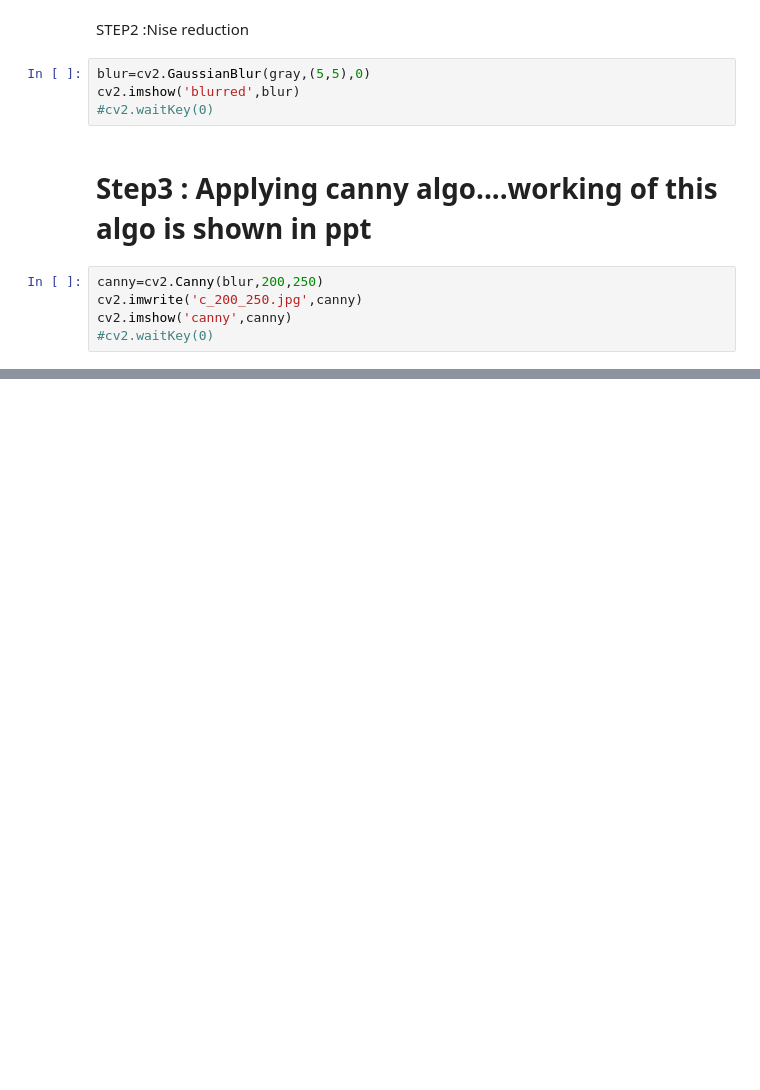
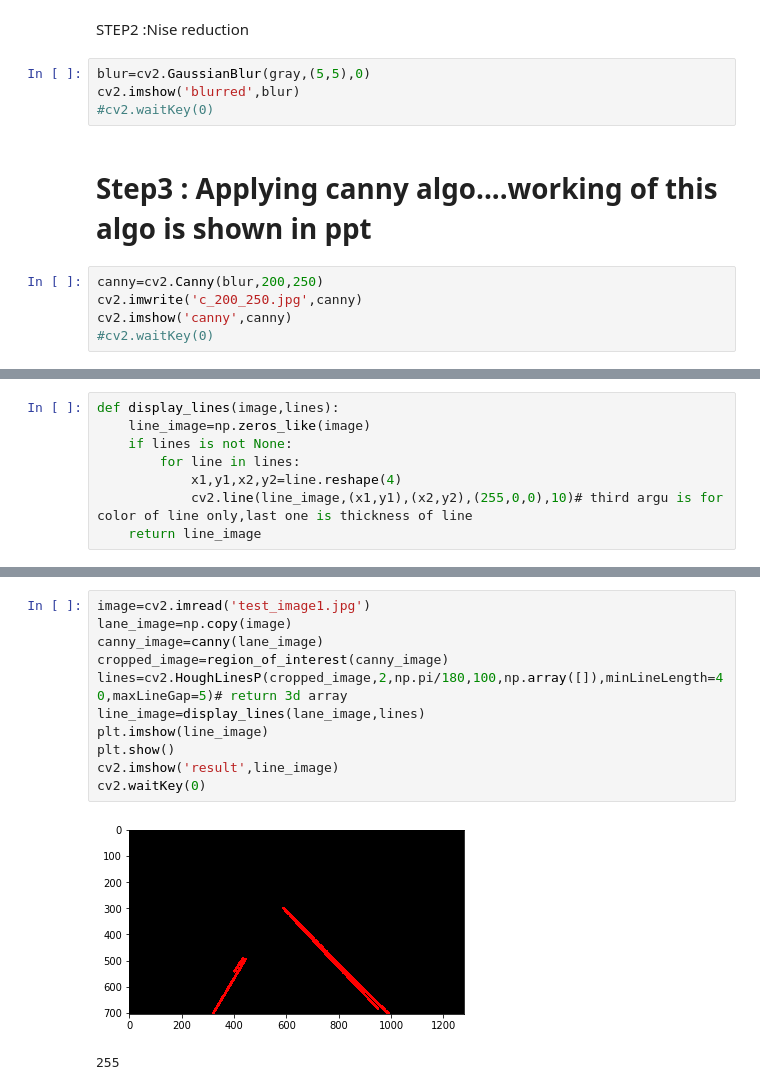
Before and after one commit to sauravchugh/Minor-Project, a Jupyter notebook: minor_project/lanes.ipynb, the cells around one changed output, grey strips where cells are left out. Drawn from its saved outputs; the diff is of its cells as text; blank space fills up the shorter version.

```diff
--- a/minor_project/lanes.ipynb
+++ b/minor_project/lanes.ipynb
@@ -28,0 +46,8 @@ cv2.imshow('canny',canny)
+# %%
+def display_lines(image,lines):
+    line_image=np.zeros_like(image)
+    if lines is not None:
+        for line in lines:
+            x1,y1,x2,y2=line.reshape(4)
+            cv2.line(line_image,(x1,y1),(x2,y2),(255,0,0),10)# third argu is for color of line only,last one is thickness of line
+    return line_image
@@ -28,0 +105,14 @@ cv2.imshow('canny',canny)
+# %%
+image=cv2.imread('test_image1.jpg')
+lane_image=np.copy(image)
+canny_image=canny(lane_image)
+cropped_image=region_of_interest(canny_image)
+lines=cv2.HoughLinesP(cropped_image,2,np.pi/180,100,np.array([]),minLineLength=40,maxLineGap=5)# return 3d array
+line_image=display_lines(lane_image,lines)
+plt.imshow(line_image)
+plt.show()
+cv2.imshow('result',line_image)
+cv2.waitKey(0)
+# %% [output]
+[figure, added]
+255
```
Also changed, not shown: parts of 13 cells of this notebook, 1 other file.
